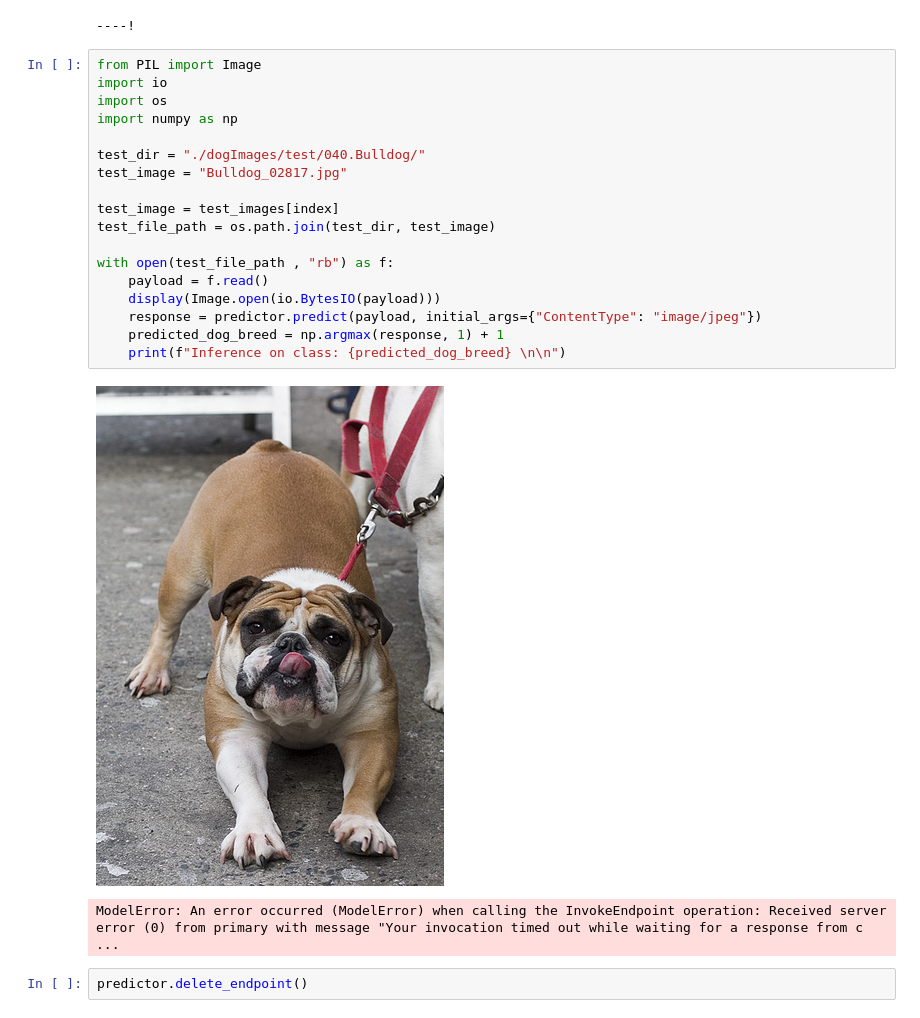
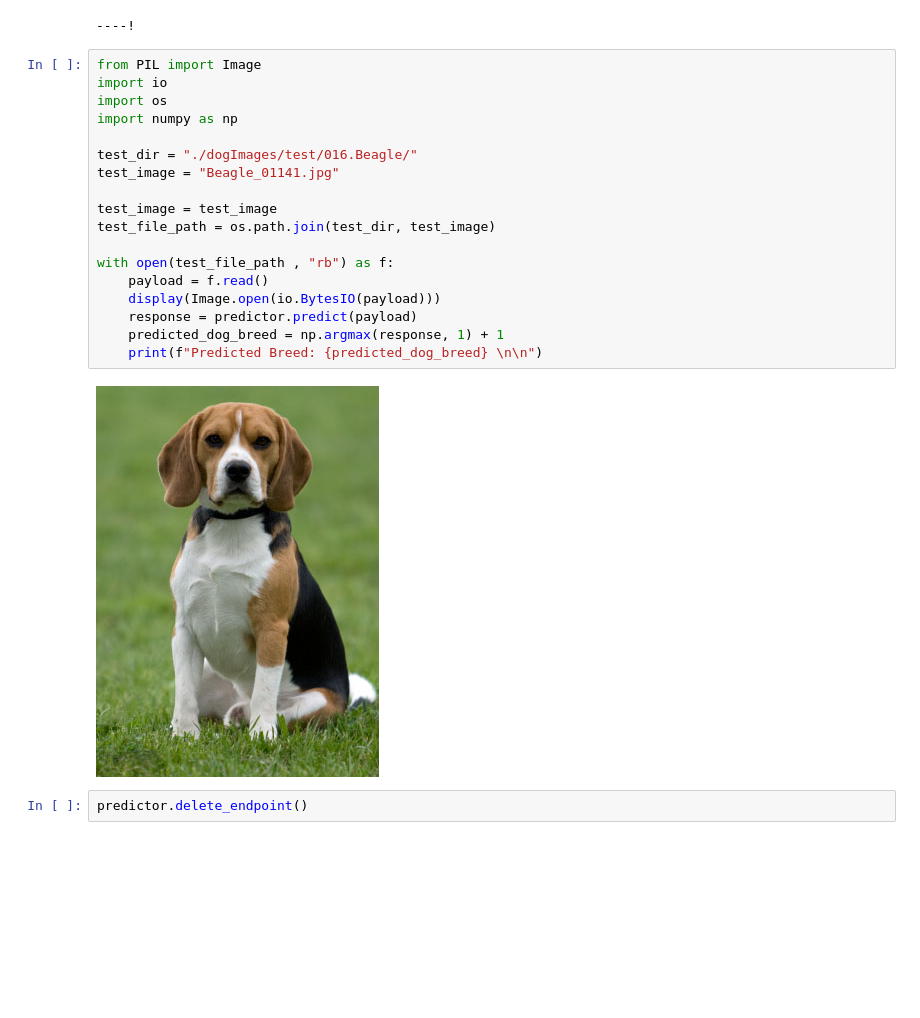
Before and after one commit to GuilherLRO/Troubleshooting, a Jupyter notebook: train_and_deploy.ipynb, the cells around one changed output. Drawn from its saved outputs; the diff is of its cells as text; blank space fills up the shorter version.

```diff
--- a/train_and_deploy.ipynb
+++ b/train_and_deploy.ipynb
@@ -291,23 +291,22 @@ predictor = estimator.deploy(initial_instance_count=1, instance_type = "ml.m5.2x
 # %%
 from PIL import Image
 import io
 import os
 import numpy as np
 
-test_dir = "./dogImages/test/040.Bulldog/"
-test_image = "Bulldog_02817.jpg"
+test_dir = "./dogImages/test/016.Beagle/"
+test_image = "Beagle_01141.jpg"
 
-test_image = test_images[index]
+test_image = test_image
 test_file_path = os.path.join(test_dir, test_image)
 
 with open(test_file_path , "rb") as f:
     payload = f.read()
     display(Image.open(io.BytesIO(payload)))
-    response = predictor.predict(payload, initial_args={"ContentType": "image/jpeg"})
+    response = predictor.predict(payload)
     predicted_dog_breed = np.argmax(response, 1) + 1
-    print(f"Inference on class: {predicted_dog_breed} \n\n")
+    print(f"Predicted Breed: {predicted_dog_breed} \n\n")
 # %% [output]
-[figure, old version]
+[figure, new version]
-ModelError: An error occurred (ModelError) when calling the InvokeEndpoint operation: Received server error (0) from primary with message "Your invocation timed out while waiting for a response from c ...
 # %%
 predictor.delete_endpoint()
```
